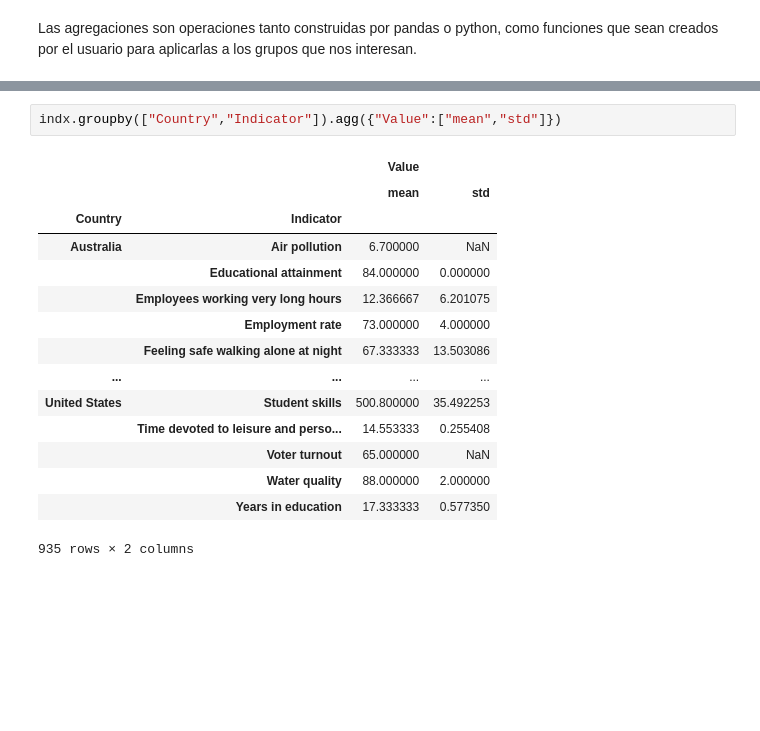
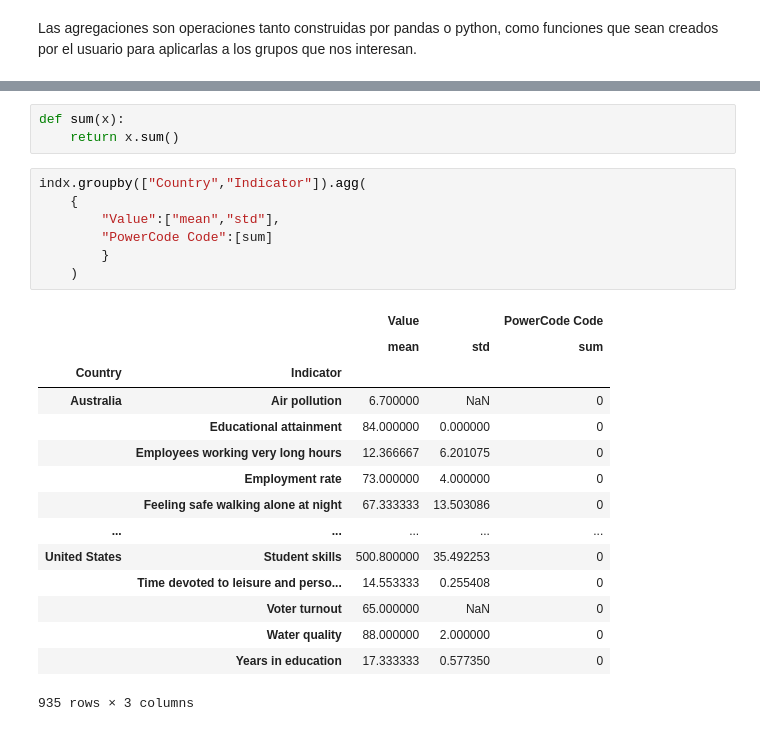
Before and after one commit to pedroortizortega/course_data_analysis, a Jupyter notebook: notebooks/Data Reorganization.ipynb, the cells around one changed output, grey strips where cells are left out. Drawn from its saved outputs; the diff is of its cells as text; blank space fills up the shorter version.

```diff
--- a/notebooks/Data Reorganization.ipynb
+++ b/notebooks/Data Reorganization.ipynb
@@ -412,18 +451,26 @@ que sean creados por el usuario para aplicarlas a los grupos que nos interesan.
+# %%
+def sum(x):
+    return x.sum()
 # %%
-indx.groupby(["Country","Indicator"]).agg({"Value":["mean","std"]})
+indx.groupby(["Country","Indicator"]).agg(
+    {
+        "Value":["mean","std"],
+        "PowerCode Code":[sum]
+        }
+    )
 # %% [output]
-|  |  | Value |  |
-|  |  | mean | std |
-| Country | Indicator |  |  |
-| Australia | Air pollution | 6.700000 | NaN |
-|  | Educational attainment | 84.000000 | 0.000000 |
-|  | Employees working very long hours | 12.366667 | 6.201075 |
-|  | Employment rate | 73.000000 | 4.000000 |
-|  | Feeling safe walking alone at night | 67.333333 | 13.503086 |
-| ... | ... | ... | ... |
-| United States | Student skills | 500.800000 | 35.492253 |
-|  | Time devoted to leisure and perso... | 14.553333 | 0.255408 |
-|  | Voter turnout | 65.000000 | NaN |
-|  | Water quality | 88.000000 | 2.000000 |
-|  | Years in education | 17.333333 | 0.577350 |
+|  |  | Value |  | PowerCode Code |
+|  |  | mean | std | sum |
+| Country | Indicator |  |  |  |
+| Australia | Air pollution | 6.700000 | NaN | 0 |
+|  | Educational attainment | 84.000000 | 0.000000 | 0 |
+|  | Employees working very long hours | 12.366667 | 6.201075 | 0 |
+|  | Employment rate | 73.000000 | 4.000000 | 0 |
+|  | Feeling safe walking alone at night | 67.333333 | 13.503086 | 0 |
+| ... | ... | ... | ... | ... |
+| United States | Student skills | 500.800000 | 35.492253 | 0 |
+|  | Time devoted to leisure and perso... | 14.553333 | 0.255408 | 0 |
+|  | Voter turnout | 65.000000 | NaN | 0 |
+|  | Water quality | 88.000000 | 2.000000 | 0 |
+|  | Years in education | 17.333333 | 0.577350 | 0 |
-935 rows × 2 columns
+935 rows × 3 columns
```
Also changed, not shown: parts of 8 cells of this notebook.
